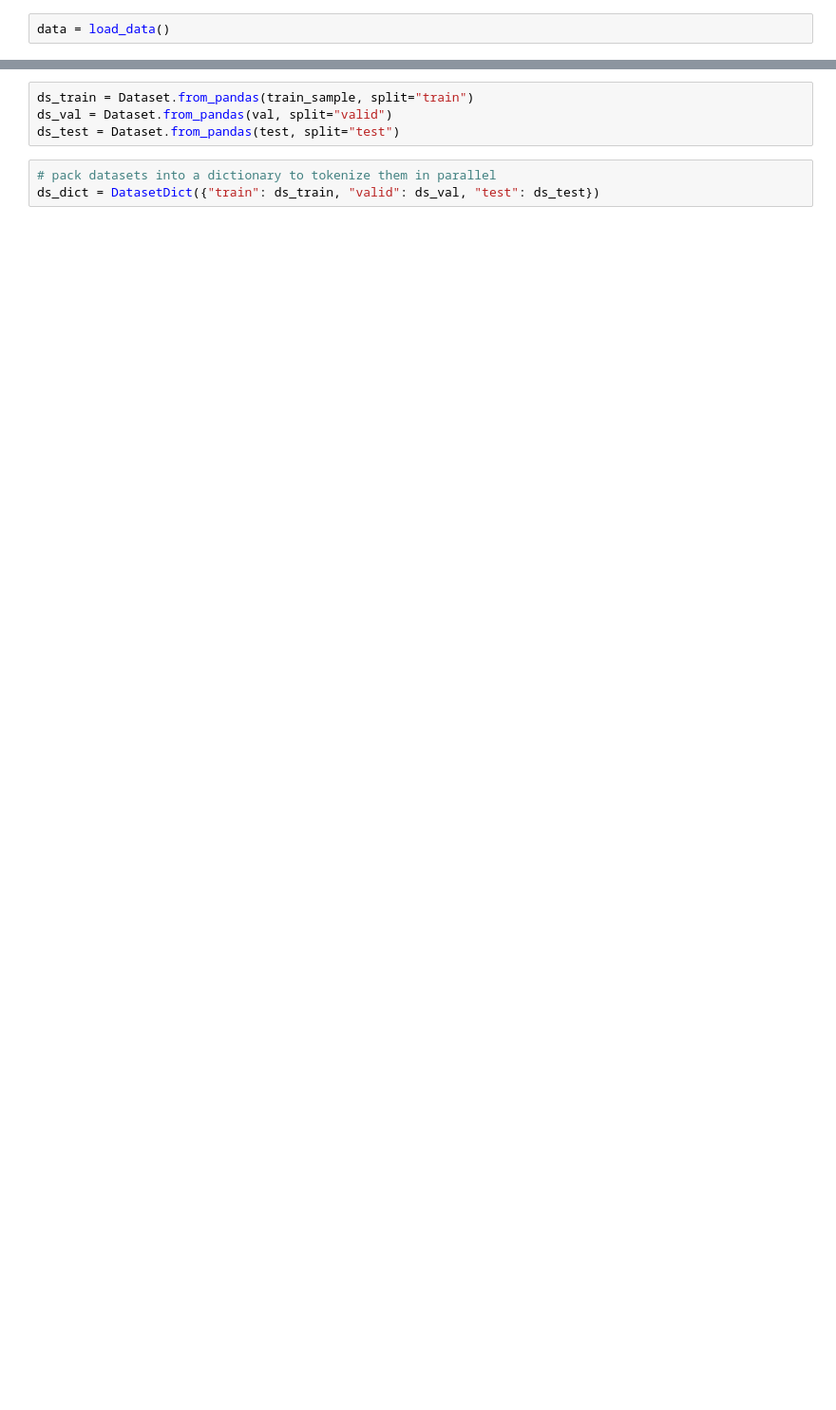
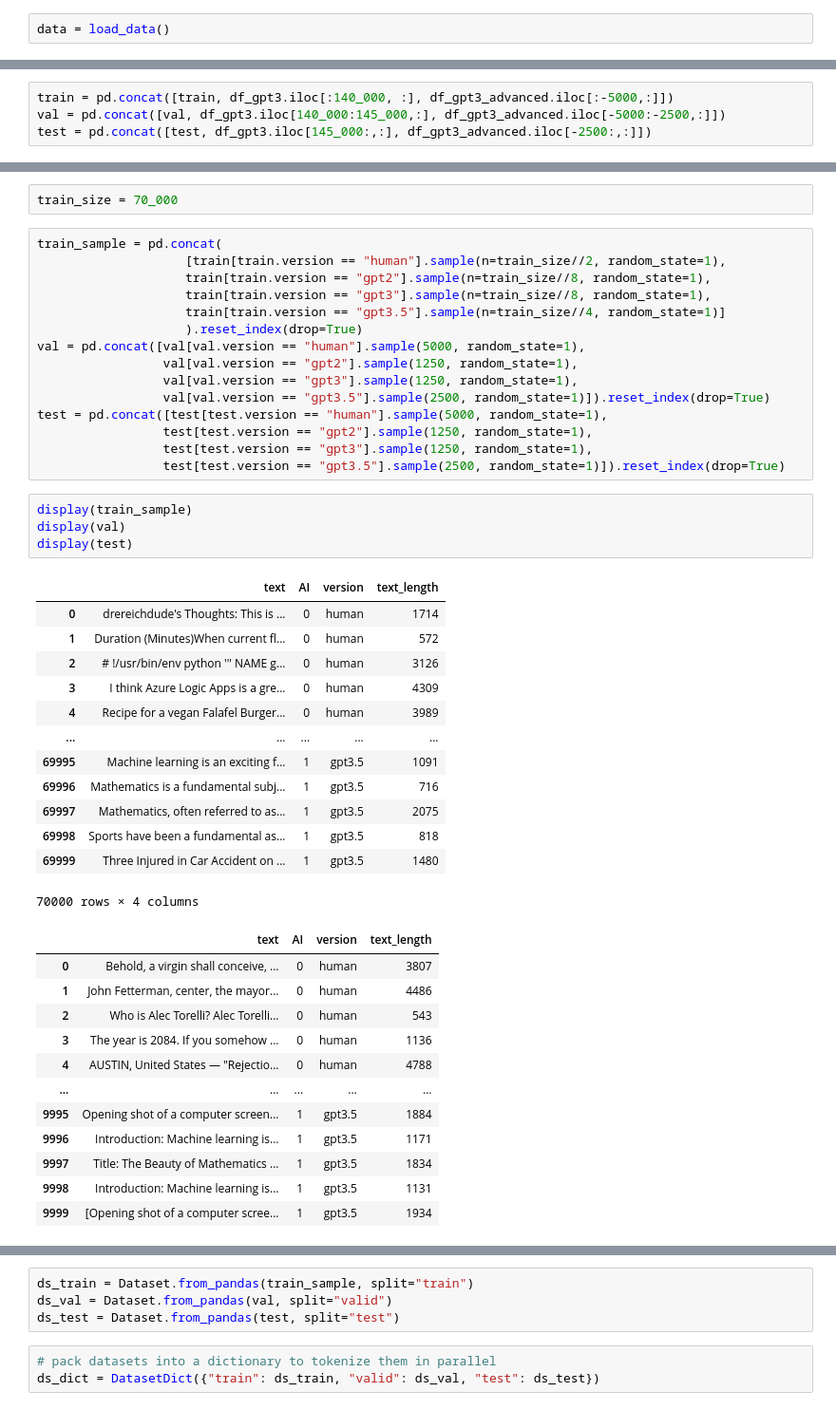
Before and after one commit to michafdlr/AI_written_text_identifier, a Jupyter notebook: notebooks/RoBERTa_Michael_F.ipynb, the cells around one changed output, grey strips where cells are left out. Shown: that part at 95% size. Cells and saved outputs as stored; diff of their text form; blank space fills up the shorter version.

```diff
--- a/notebooks/RoBERTa_Michael_F.ipynb
+++ b/notebooks/RoBERTa_Michael_F.ipynb
@@ -47,0 +111,4 @@ train_small, train_medium, train_long = divide_frame(train)
+# %%
+train = pd.concat([train, df_gpt3.iloc[:140_000, :], df_gpt3_advanced.iloc[:-5000,:]])
+val = pd.concat([val, df_gpt3.iloc[140_000:145_000,:], df_gpt3_advanced.iloc[-5000:-2500,:]])
+test = pd.concat([test, df_gpt3.iloc[145_000:,:], df_gpt3_advanced.iloc[-2500:,:]])
@@ -47,0 +124,47 @@ train_small, train_medium, train_long = divide_frame(train)
+# %%
+train_size = 70_000
+# %%
+train_sample = pd.concat(
+                    [train[train.version == "human"].sample(n=train_size//2, random_state=1),
+                    train[train.version == "gpt2"].sample(n=train_size//8, random_state=1),
+                    train[train.version == "gpt3"].sample(n=train_size//8, random_state=1),
+                    train[train.version == "gpt3.5"].sample(n=train_size//4, random_state=1)]
+                    ).reset_index(drop=True)
+val = pd.concat([val[val.version == "human"].sample(5000, random_state=1),
+                 val[val.version == "gpt2"].sample(1250, random_state=1),
+                 val[val.version == "gpt3"].sample(1250, random_state=1),
+                 val[val.version == "gpt3.5"].sample(2500, random_state=1)]).reset_index(drop=True)
+test = pd.concat([test[test.version == "human"].sample(5000, random_state=1),
+                 test[test.version == "gpt2"].sample(1250, random_state=1),
+                 test[test.version == "gpt3"].sample(1250, random_state=1),
+                 test[test.version == "gpt3.5"].sample(2500, random_state=1)]).reset_index(drop=True)
+# %%
+display(train_sample)
+display(val)
+display(test)
+# %% [output]
+|  | text | AI | version | text_length |
+| 0 | drereichdude's Thoughts: This is ... | 0 | human | 1714 |
+| 1 | Duration (Minutes)When current fl... | 0 | human | 572 |
+| 2 | # !/usr/bin/env python ''' NAME g... | 0 | human | 3126 |
+| 3 | I think Azure Logic Apps is a gre... | 0 | human | 4309 |
+| 4 | Recipe for a vegan Falafel Burger... | 0 | human | 3989 |
+| ... | ... | ... | ... | ... |
+| 69995 | Machine learning is an exciting f... | 1 | gpt3.5 | 1091 |
+| 69996 | Mathematics is a fundamental subj... | 1 | gpt3.5 | 716 |
+| 69997 | Mathematics, often referred to as... | 1 | gpt3.5 | 2075 |
+| 69998 | Sports have been a fundamental as... | 1 | gpt3.5 | 818 |
+| 69999 | Three Injured in Car Accident on ... | 1 | gpt3.5 | 1480 |
+70000 rows × 4 columns
+|  | text | AI | version | text_length |
+| 0 | Behold, a virgin shall conceive, ... | 0 | human | 3807 |
+| 1 | John Fetterman, center, the mayor... | 0 | human | 4486 |
+| 2 | Who is Alec Torelli? Alec Torelli... | 0 | human | 543 |
+| 3 | The year is 2084. If you somehow ... | 0 | human | 1136 |
+| 4 | AUSTIN, United States — "Rejectio... | 0 | human | 4788 |
+| ... | ... | ... | ... | ... |
+| 9995 | Opening shot of a computer screen... | 1 | gpt3.5 | 1884 |
+| 9996 | Introduction: Machine learning is... | 1 | gpt3.5 | 1171 |
+| 9997 | Title: The Beauty of Mathematics ... | 1 | gpt3.5 | 1834 |
+| 9998 | Introduction: Machine learning is... | 1 | gpt3.5 | 1131 |
+| 9999 | [Opening shot of a computer scree... | 1 | gpt3.5 | 1934 |
```
Also changed, not shown: parts of 63 cells of this notebook, 1 other file.
